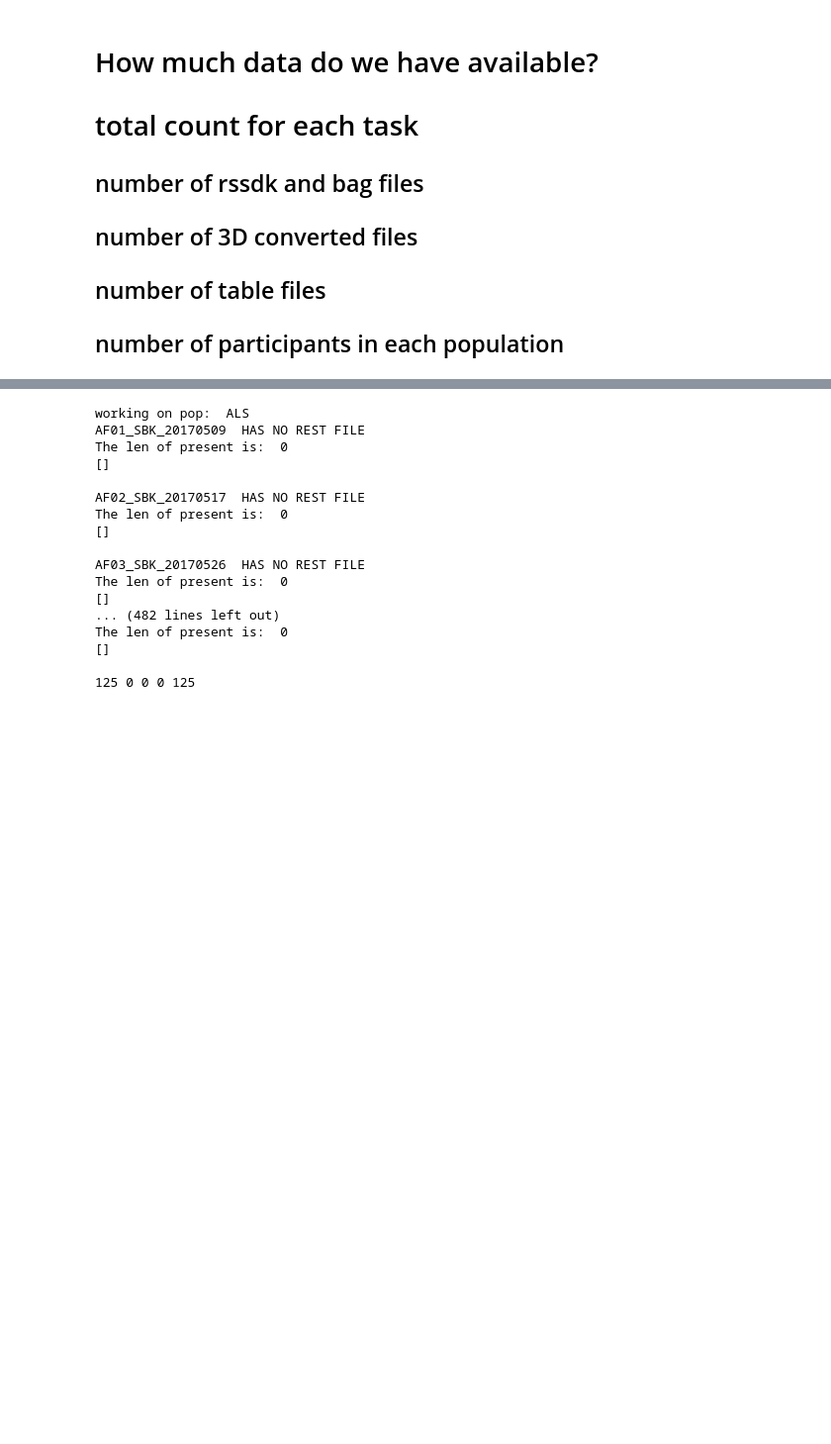
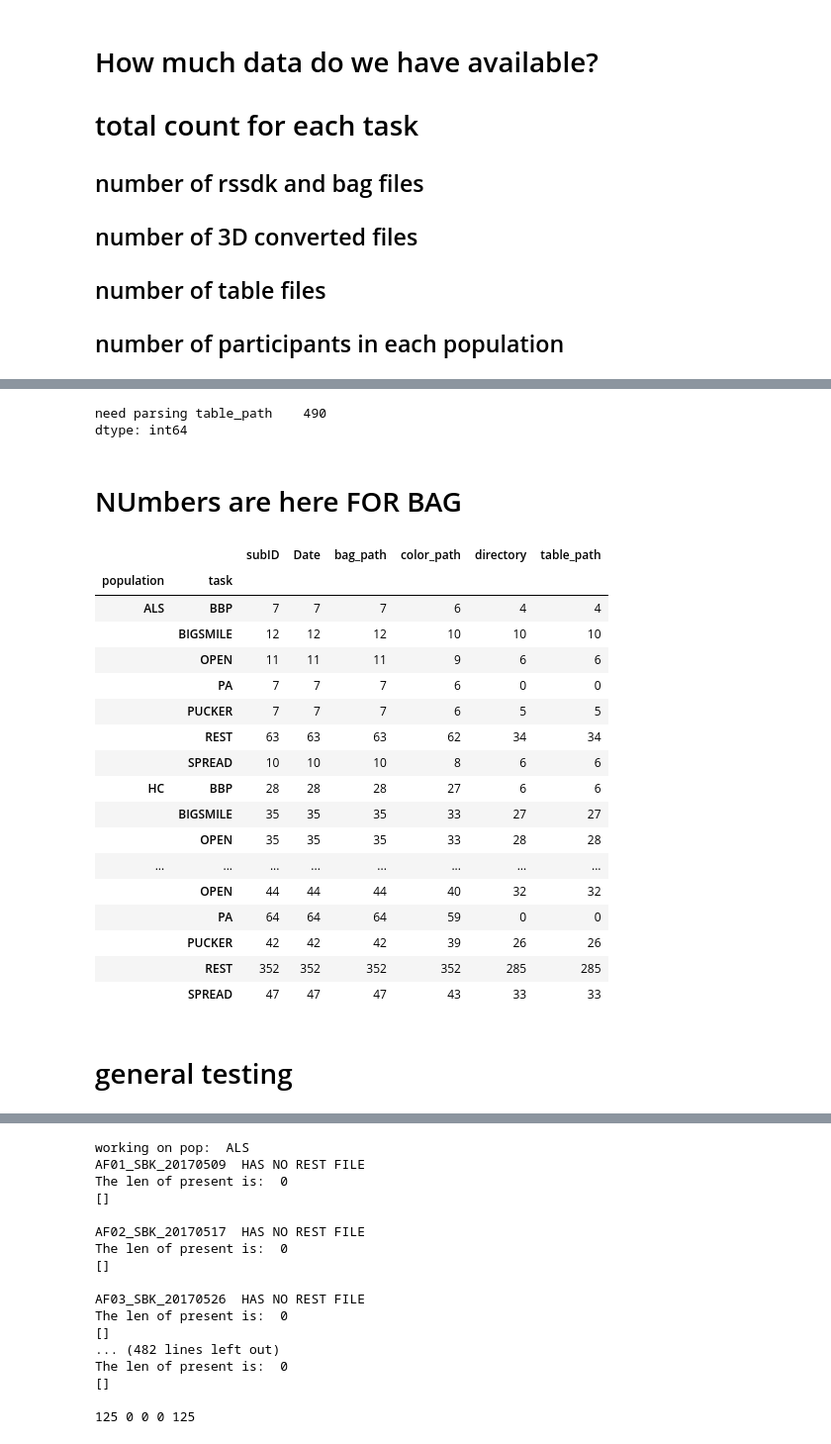
Before and after one commit to denizjafari/ClinicalScore, a Jupyter notebook: data_availability.ipynb, the cells around one changed output, grey strips where cells are left out. Shown at 99% size. Cells and saved outputs as stored; diff of their text form; code cells hidden in the pictures; blank space fills up the shorter version.

```diff
--- a/data_availability.ipynb
+++ b/data_availability.ipynb
@@ -292,0 +591,6 @@ NF27_TRI_20190912
+# %%
+# merge the raw rssdk df with processed depth and color avi dfs
+
+bag_df_full = bag_df.merge(avi_df, how= 'left', left_on=['subID','Date', 'task'], right_on=['subID','Date', 'task'])
+print(len(bag_df_full))
+bag_df_full.head()
@@ -292,0 +681,9 @@ NF27_TRI_20190912
+# %%
+# starting bag file analysis
+
+print(len(bag_df_full))
+
+bag_table_df = bag_df_full.merge(table_df, how= 'left', left_on=['subID','Date', 'task'], right_on=['subID','Date', 'task'])
+print(len(bag_table_df))
+
+bag_table_df.head()
@@ -292,0 +699,33 @@ NF27_TRI_20190912
+# %%
+bag_table_df['population'] = [pop_labeler(x) for x in bag_table_df['subID']]
+# %%
+
+print('need parsing',bag_table_df[['table_path']].isna().sum())
+# %% [output]
+need parsing table_path    490
+dtype: int64
+# %% [markdown]
+# NUmbers are here FOR BAG
+# %%
+bag_table_df.groupby(['population', 'task']).count()
+# %% [output]
+|  |  | subID | Date | bag_path | color_path | directory | table_path |
+| population | task |  |  |  |  |  |  |
+| ALS | BBP | 7 | 7 | 7 | 6 | 4 | 4 |
+|  | BIGSMILE | 12 | 12 | 12 | 10 | 10 | 10 |
+|  | OPEN | 11 | 11 | 11 | 9 | 6 | 6 |
+|  | PA | 7 | 7 | 7 | 6 | 0 | 0 |
+|  | PUCKER | 7 | 7 | 7 | 6 | 5 | 5 |
+|  | REST | 63 | 63 | 63 | 62 | 34 | 34 |
+|  | SPREAD | 10 | 10 | 10 | 8 | 6 | 6 |
+| HC | BBP | 28 | 28 | 28 | 27 | 6 | 6 |
+|  | BIGSMILE | 35 | 35 | 35 | 33 | 27 | 27 |
+|  | OPEN | 35 | 35 | 35 | 33 | 28 | 28 |
+| ... | ... | ... | ... | ... | ... | ... | ... |
+|  | OPEN | 44 | 44 | 44 | 40 | 32 | 32 |
+|  | PA | 64 | 64 | 64 | 59 | 0 | 0 |
+|  | PUCKER | 42 | 42 | 42 | 39 | 26 | 26 |
+|  | REST | 352 | 352 | 352 | 352 | 285 | 285 |
+|  | SPREAD | 47 | 47 | 47 | 43 | 33 | 33 |
+# %% [markdown]
+# general testing
```
Also changed, not shown: parts of 25 cells of this notebook.
